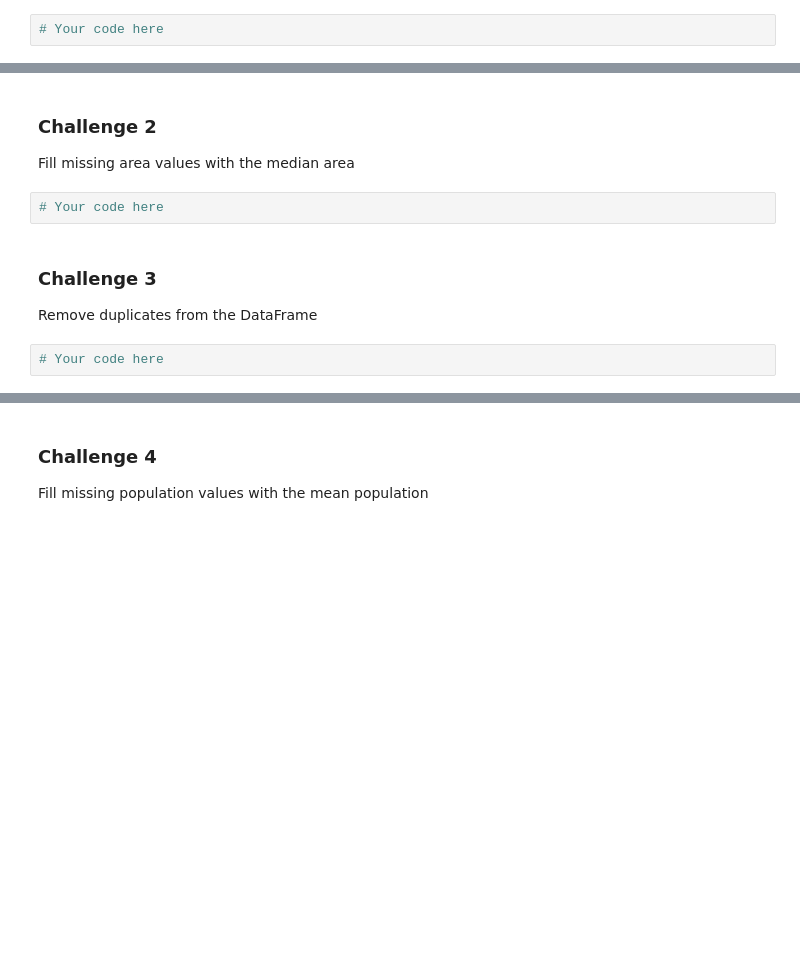
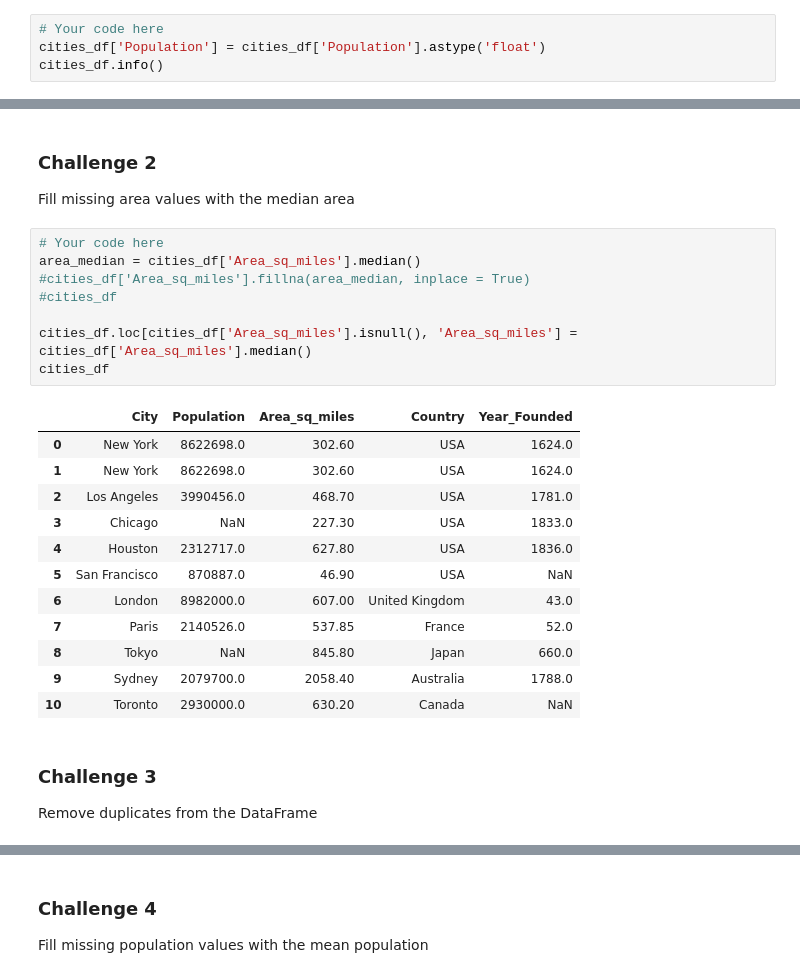
Before and after one commit to gastan81/pandas_notebooks, a Jupyter notebook: 05a_Cleaning_and_updating_data.ipynb, the cells around one changed output, grey strips where cells are left out. Drawn from its saved outputs; the diff is of its cells as text; blank space fills up the shorter version.

```diff
--- a/05a_Cleaning_and_updating_data.ipynb
+++ b/05a_Cleaning_and_updating_data.ipynb
@@ -529,3 +530,5 @@ cities_df
 Convert the 'Population' column to numeric
 # %%
 # Your code here
+cities_df['Population'] = cities_df['Population'].astype('float')
+cities_df.info()
@@ -532,10 +548,27 @@ Convert the 'Population' column to numeric
 # %% [markdown]
 ### Challenge 2
 Fill missing area values with the median area
-# %%
-# Your code here
+# %%
+# Your code here
+area_median = cities_df['Area_sq_miles'].median()
+#cities_df['Area_sq_miles'].fillna(area_median, inplace = True)
+#cities_df
+
+cities_df.loc[cities_df['Area_sq_miles'].isnull(), 'Area_sq_miles'] = cities_df['Area_sq_miles'].median()
+cities_df
+# %% [output]
+|  | City | Population | Area_sq_miles | Country | Year_Founded |
+| 0 | New York | 8622698.0 | 302.60 | USA | 1624.0 |
+| 1 | New York | 8622698.0 | 302.60 | USA | 1624.0 |
+| 2 | Los Angeles | 3990456.0 | 468.70 | USA | 1781.0 |
+| 3 | Chicago | NaN | 227.30 | USA | 1833.0 |
+| 4 | Houston | 2312717.0 | 627.80 | USA | 1836.0 |
+| 5 | San Francisco | 870887.0 | 46.90 | USA | NaN |
+| 6 | London | 8982000.0 | 607.00 | United Kingdom | 43.0 |
+| 7 | Paris | 2140526.0 | 537.85 | France | 52.0 |
+| 8 | Tokyo | NaN | 845.80 | Japan | 660.0 |
+| 9 | Sydney | 2079700.0 | 2058.40 | Australia | 1788.0 |
+| 10 | Toronto | 2930000.0 | 630.20 | Canada | NaN |
 # %% [markdown]
 ### Challenge 3
 Remove duplicates from the DataFrame
-# %%
-# Your code here
```
Also changed, not shown: parts of 21 cells of this notebook.
